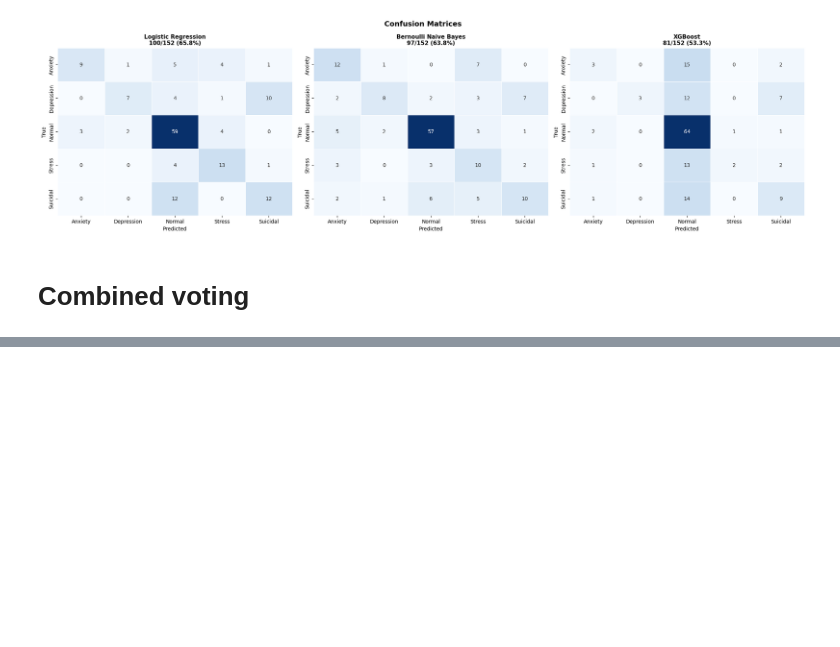
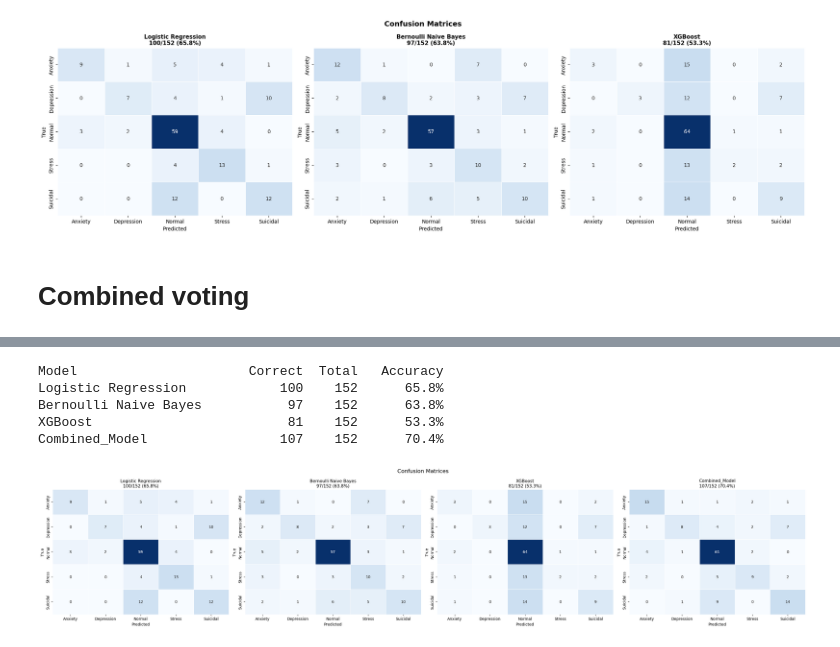
Before and after one commit to RividuPesara/ayu, a Jupyter notebook: notebooks/Sentiment Analysis.ipynb, the cells around one changed output, grey strips where cells are left out. Cells and saved outputs as stored; diff of their text form; code cells hidden in the pictures; blank space fills up the shorter version.

Commit message:
Testing of the combined models in the sentiment analysis

```diff
--- a/notebooks/Sentiment Analysis.ipynb
+++ b/notebooks/Sentiment Analysis.ipynb
@@ -1590,0 +1593,17 @@ def combined_model_predict(texts):
+# %%
+combined_model_predictions, combined_model_scores = combined_model_predict(texts)
+
+header = f"{'#':<4} {'Expected':<12} {'CMB':<14} Text Preview"
+print(header)
+
+i = 1
+for exp, txt, pred in zip(expected, texts, combined_model_predictions):
+    if pred == exp:
+        marker = "O"
+    else:
+        marker = "X"
+
+    row = f"{i:<4} {exp:<12} {pred:<12}{marker}  {txt[:35]}…"
+    print(row)
+
+    i += 1
@@ -1590,0 +1686,43 @@ def combined_model_predict(texts):
+# %%
+total_cases = len(expected)
+
+results_clean = {}
+results_clean['Logistic Regression'] = predict_model(lr_model, texts)
+results_clean['Bernoulli Naive Bayes'] = predict_model(bnb_model, texts)
+results_clean['XGBoost'] = predict_model(xgb_model, texts)
+results_clean['Combined_Model'] = combined_model_predictions
+
+model_names_clean = ['Logistic Regression', 'Bernoulli Naive Bayes', 'XGBoost', 'Combined_Model']
+
+print(f"\n{'Model':<25} {'Correct':>8} {'Total':>6} {'Accuracy':>10}")
+for name in model_names_clean:
+    correct = sum(1 for exp, pred in zip(expected, results_clean[name]) if exp == pred)
+    acc = correct / total_cases * 100
+    print(f"{name:<25} {correct:>8} {total_cases:>6} {acc:>9.1f}%")
+
+label_list = sorted(set(expected))
+fig, axes = plt.subplots(1, 4, figsize=(28, 6))
+fig.suptitle('Confusion Matrices', fontsize=14)
+
+for ax, name in zip(axes, model_names_clean):
+    cm = confusion_matrix(expected, list(results_clean[name]), labels=label_list)
+    correct = sum(1 for e, p in zip(expected, results_clean[name]) if e == p)
+    acc = correct / total_cases * 100
+    sns.heatmap(cm, annot=True, fmt='d', cmap='Blues',
+                xticklabels=label_list, yticklabels=label_list,
+                linewidths=0.5, ax=ax, cbar=False)
+    ax.set_title(f'{name}\n{correct}/{total_cases} ({acc:.1f}%)', fontsize=11)
+    ax.set_xlabel('Predicted')
+    ax.set_ylabel('True')
+    ax.tick_params(axis='x')
+    ax.tick_params(axis='y')
+
+plt.tight_layout()
+plt.show()
+# %% [output]
+Model                      Correct  Total   Accuracy
+Logistic Regression            100    152      65.8%
+Bernoulli Naive Bayes           97    152      63.8%
+XGBoost                         81    152      53.3%
+Combined_Model                 107    152      70.4%
+[figure, added]
```
Also changed, not shown: parts of 7 cells of this notebook.
